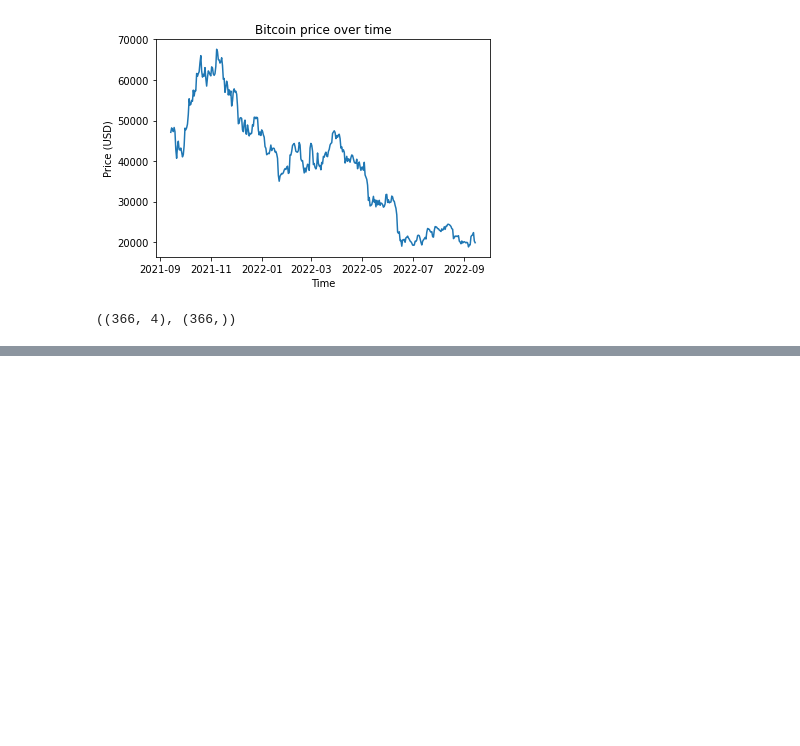
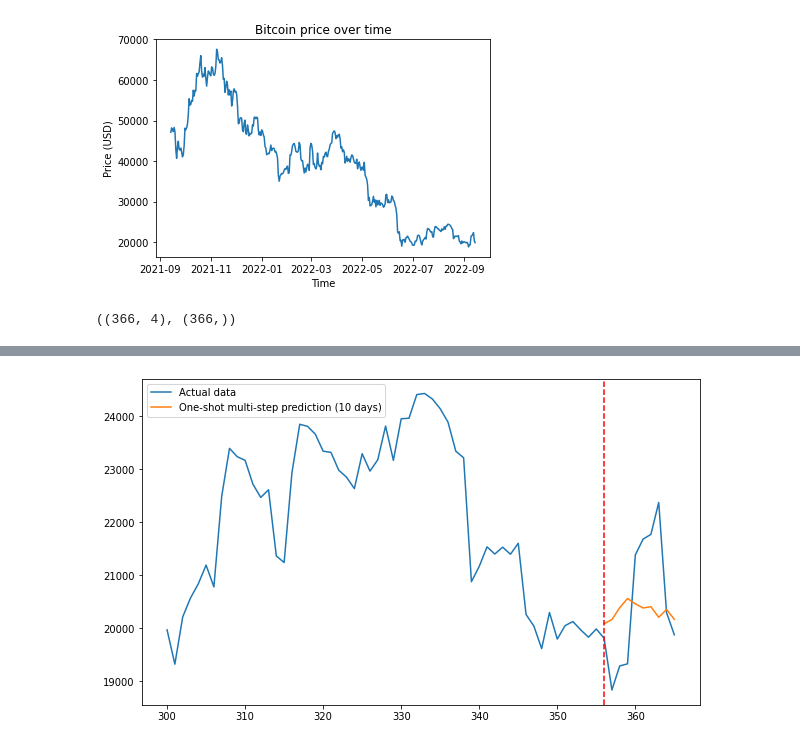
Before and after one commit to veschberwilli/ml_and_dl_stuff, a Jupyter notebook: time_series_prediction/time_series_pred.ipynb, the cells around one changed output, grey strips where cells are left out. Cells and saved outputs as stored; diff of their text form; code cells hidden in the pictures; blank space fills up the shorter version.

```diff
--- a/time_series_prediction/time_series_pred.ipynb
+++ b/time_series_prediction/time_series_pred.ipynb
@@ -70,0 +261,12 @@ print(X_ss.shape, y_mm.shape)
+# %%
+start_history = 300
+plt.figure(figsize=(10,6)) #plotting
+a = [x for x in range(start_history, len(y))]
+plt.plot(a, y[start_history:], label='Actual data');
+c = [x for x in range(len(y)-len_out_seq, len(y))]
+plt.plot(c, test_predict, label=f'One-shot multi-step prediction ({len_out_seq} days)')
+plt.axvline(x=len(y)-len_out_seq, c='r', linestyle='--')
+plt.legend()
+plt.show()
+# %% [output]
+[figure, added]
```
Also changed, not shown: parts of 14 cells of this notebook, 1 other file.
